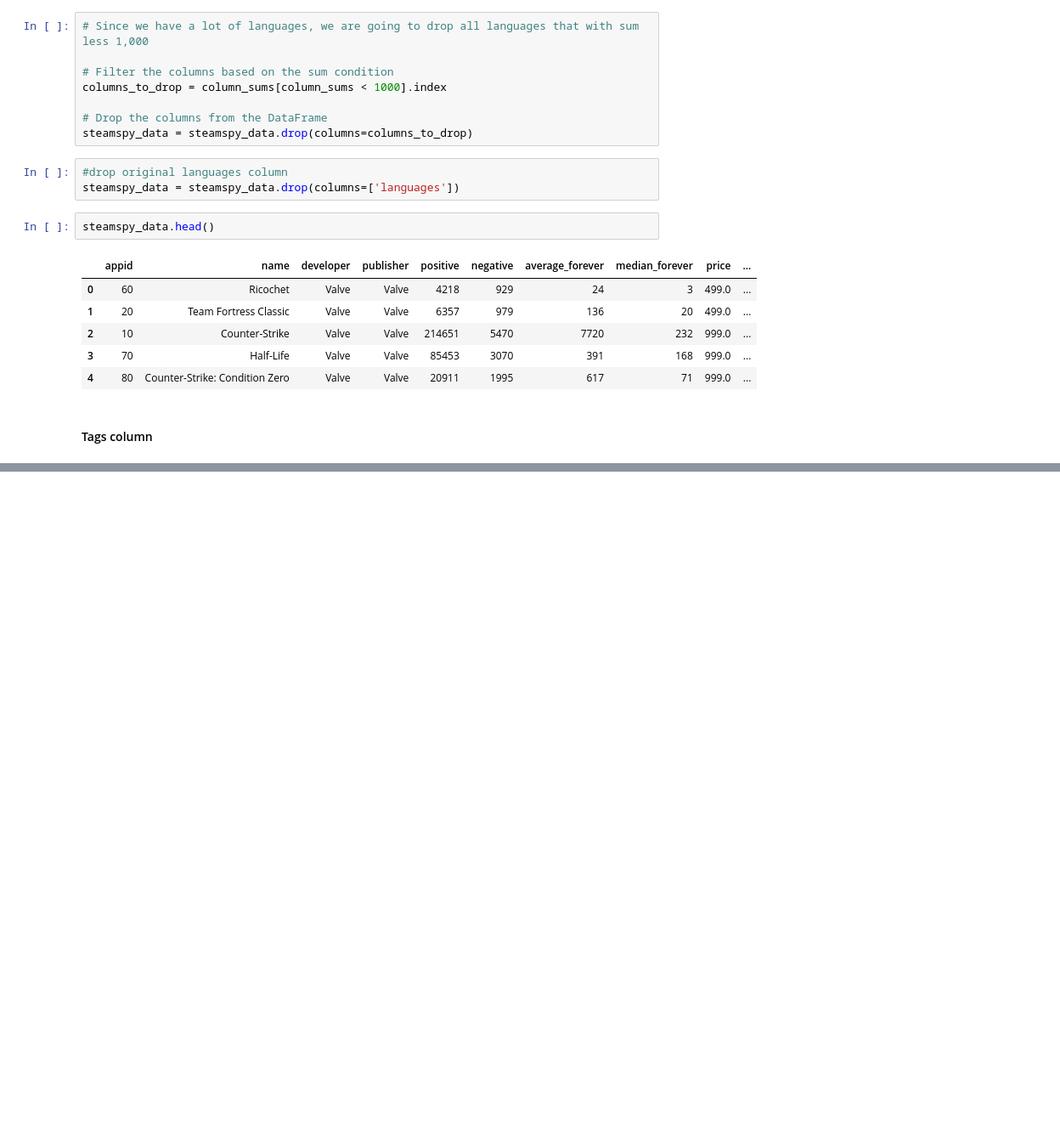
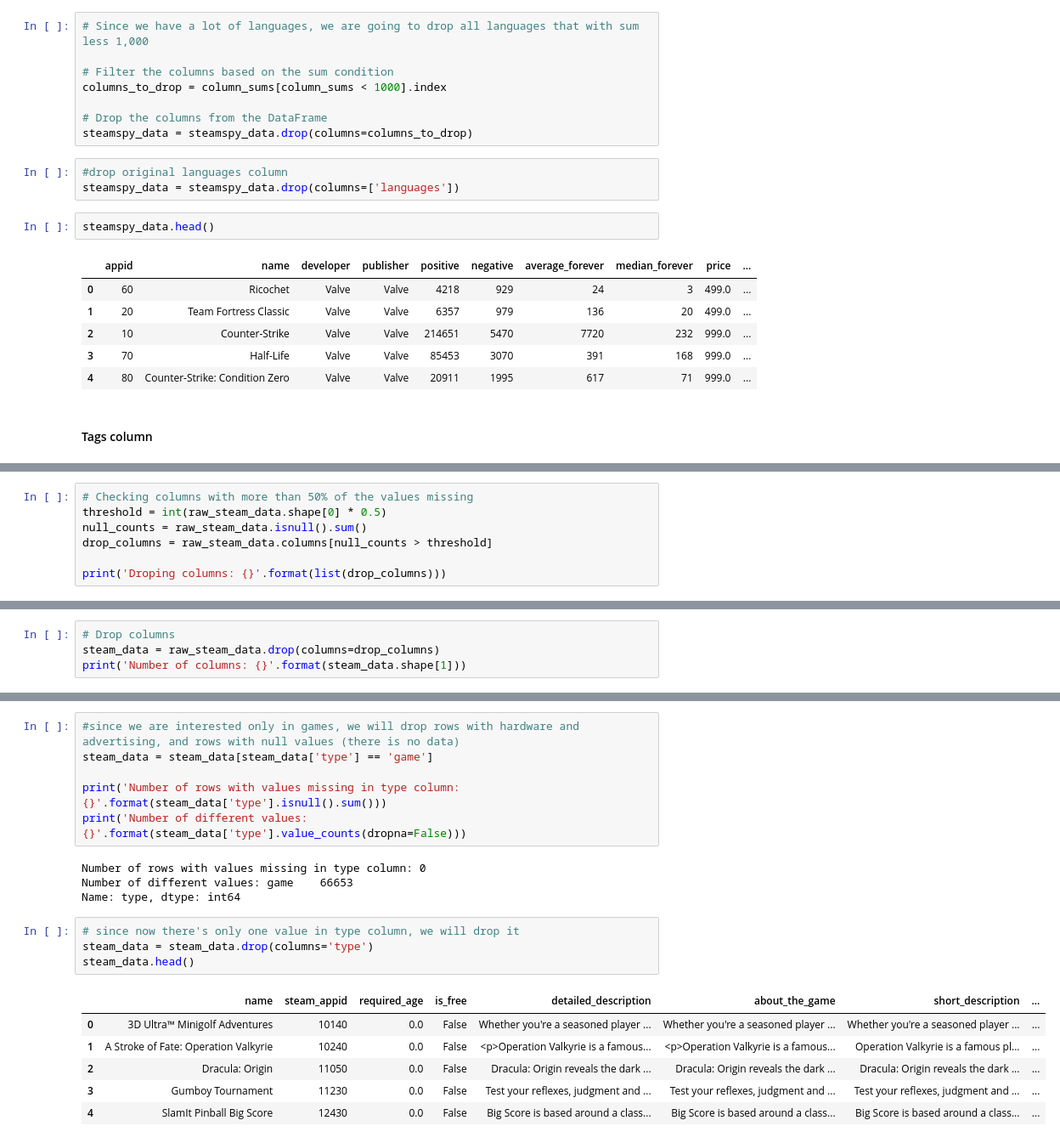
Before and after one commit to stefanstefanovic/LHL-Capstone_Project, a Jupyter notebook: notebooks/Data_cleaning.ipynb, the cells around one changed output, grey strips where cells are left out. Shown: that part at 85% size. Cells and saved outputs as stored; diff of their text form; blank space fills up the shorter version.

```diff
--- a/notebooks/Data_cleaning.ipynb
+++ b/notebooks/Data_cleaning.ipynb
@@ -444,0 +624,7 @@ steamspy_data.head()
+# %%
+# Checking columns with more than 50% of the values missing
+threshold = int(raw_steam_data.shape[0] * 0.5)
+null_counts = raw_steam_data.isnull().sum()
+drop_columns = raw_steam_data.columns[null_counts > threshold]
+
+print('Droping columns: {}'.format(list(drop_columns)))
@@ -444,0 +633,4 @@ steamspy_data.head()
+# %%
+# Drop columns
+steam_data = raw_steam_data.drop(columns=drop_columns)
+print('Number of columns: {}'.format(steam_data.shape[1]))
@@ -444,0 +657,21 @@ steamspy_data.head()
+# %%
+#since we are interested only in games, we will drop rows with hardware and advertising, and rows with null values (there is no data)
+steam_data = steam_data[steam_data['type'] == 'game']
+
+print('Number of rows with values missing in type column: {}'.format(steam_data['type'].isnull().sum()))
+print('Number of different values: {}'.format(steam_data['type'].value_counts(dropna=False)))
+# %% [output]
+Number of rows with values missing in type column: 0
+Number of different values: game    66653
+Name: type, dtype: int64
+# %%
+# since now there's only one value in type column, we will drop it
+steam_data = steam_data.drop(columns='type')
+steam_data.head()
+# %% [output]
+|  | name | steam_appid | required_age | is_free | detailed_description | about_the_game | short_description | ... |
+| 0 | 3D Ultra™ Minigolf Adventures | 10140 | 0.0 | False | Whether you're a seasoned player ... | Whether you're a seasoned player ... | Whether you're a seasoned player ... | ... |
+| 1 | A Stroke of Fate: Operation Valkyrie | 10240 | 0.0 | False | <p>Operation Valkyrie is a famous... | <p>Operation Valkyrie is a famous... | Operation Valkyrie is a famous pl... | ... |
+| 2 | Dracula: Origin | 11050 | 0.0 | False | Dracula: Origin reveals the dark ... | Dracula: Origin reveals the dark ... | Dracula: Origin reveals the dark ... | ... |
+| 3 | Gumboy Tournament | 11230 | 0.0 | False | Test your reflexes, judgment and ... | Test your reflexes, judgment and ... | Test your reflexes, judgment and ... | ... |
+| 4 | SlamIt Pinball Big Score | 12430 | 0.0 | False | Big Score is based around a class... | Big Score is based around a class... | Big Score is based around a class... | ... |
```
Also changed, not shown: parts of 26 cells of this notebook, 2 other files.
